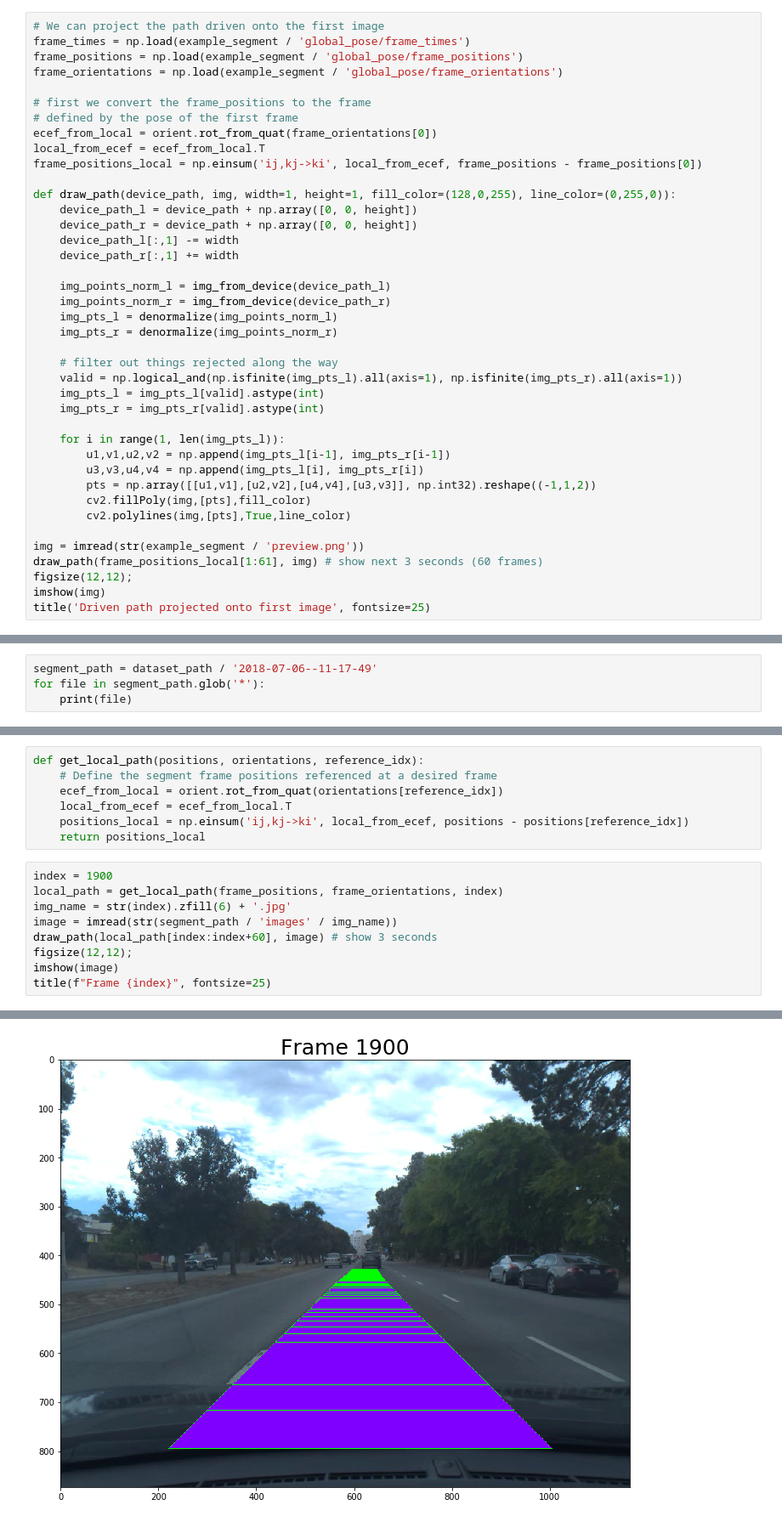
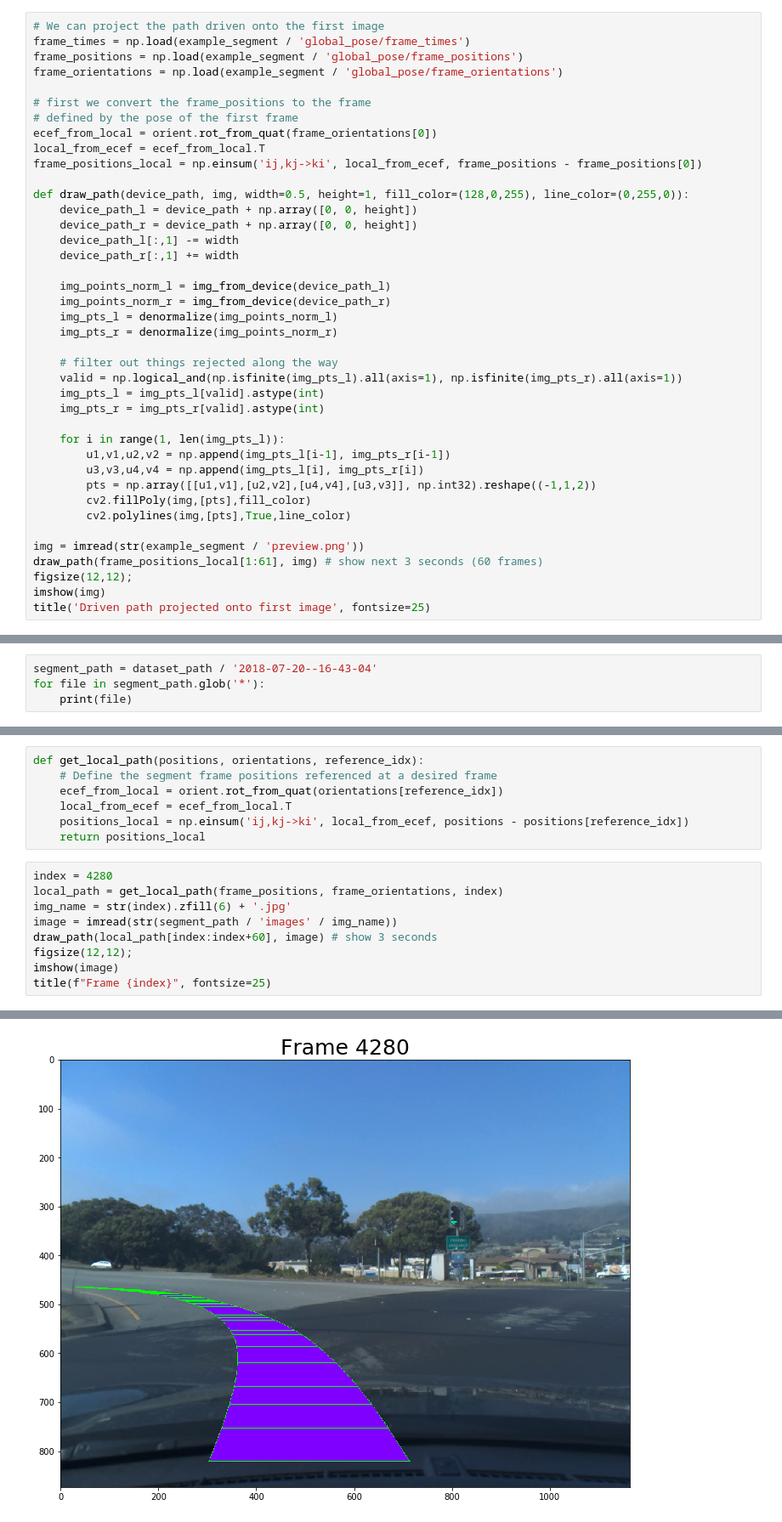
Before and after one commit to MartinEthier/end-to-end-driving, a Jupyter notebook: comma_reader.ipynb, the cells around one changed output, grey strips where cells are left out. Shown: that part at 85% size. Cells and saved outputs as stored; diff of their text form.

```diff
--- a/comma_reader.ipynb
+++ b/comma_reader.ipynb
@@ -27,7 +27,7 @@ ecef_from_local = orient.rot_from_quat(frame_orientations[0])
 local_from_ecef = ecef_from_local.T
 frame_positions_local = np.einsum('ij,kj->ki', local_from_ecef, frame_positions - frame_positions[0])
 
-def draw_path(device_path, img, width=1, height=1, fill_color=(128,0,255), line_color=(0,255,0)):
+def draw_path(device_path, img, width=0.5, height=1, fill_color=(128,0,255), line_color=(0,255,0)):
     device_path_l = device_path + np.array([0, 0, height])
     device_path_r = device_path + np.array([0, 0, height])
     device_path_l[:,1] -= width
@@ -107,7 +107,7 @@ print(n/frame_len) # Number of frames needed for n seconds
 # %%
 dataset_path = Path("/media/watouser/Seagate_Backup/datasets/comma2k19/processed_dataset")
 # %%
-segment_path = dataset_path / '2018-07-06--11-17-49'
+segment_path = dataset_path / '2018-07-20--16-43-04'
 for file in segment_path.glob('*'):
     print(file)
 # %% [output]
@@ -133,7 +134,7 @@ def get_local_path(positions, orientations, reference_idx):
     positions_local = np.einsum('ij,kj->ki', local_from_ecef, positions - positions[reference_idx])
     return positions_local
 # %%
-index = 1900
+index = 4280
 local_path = get_local_path(frame_positions, frame_orientations, index)
 img_name = str(index).zfill(6) + '.jpg'
 image = imread(str(segment_path / 'images' / img_name))
@@ -146 +147 @@ Text(0.5, 1.0, 'Frame 1900')
-[figure, old version]
+[figure, new version]
```
Also changed, not shown: parts of 11 cells of this notebook, 1 other file.
